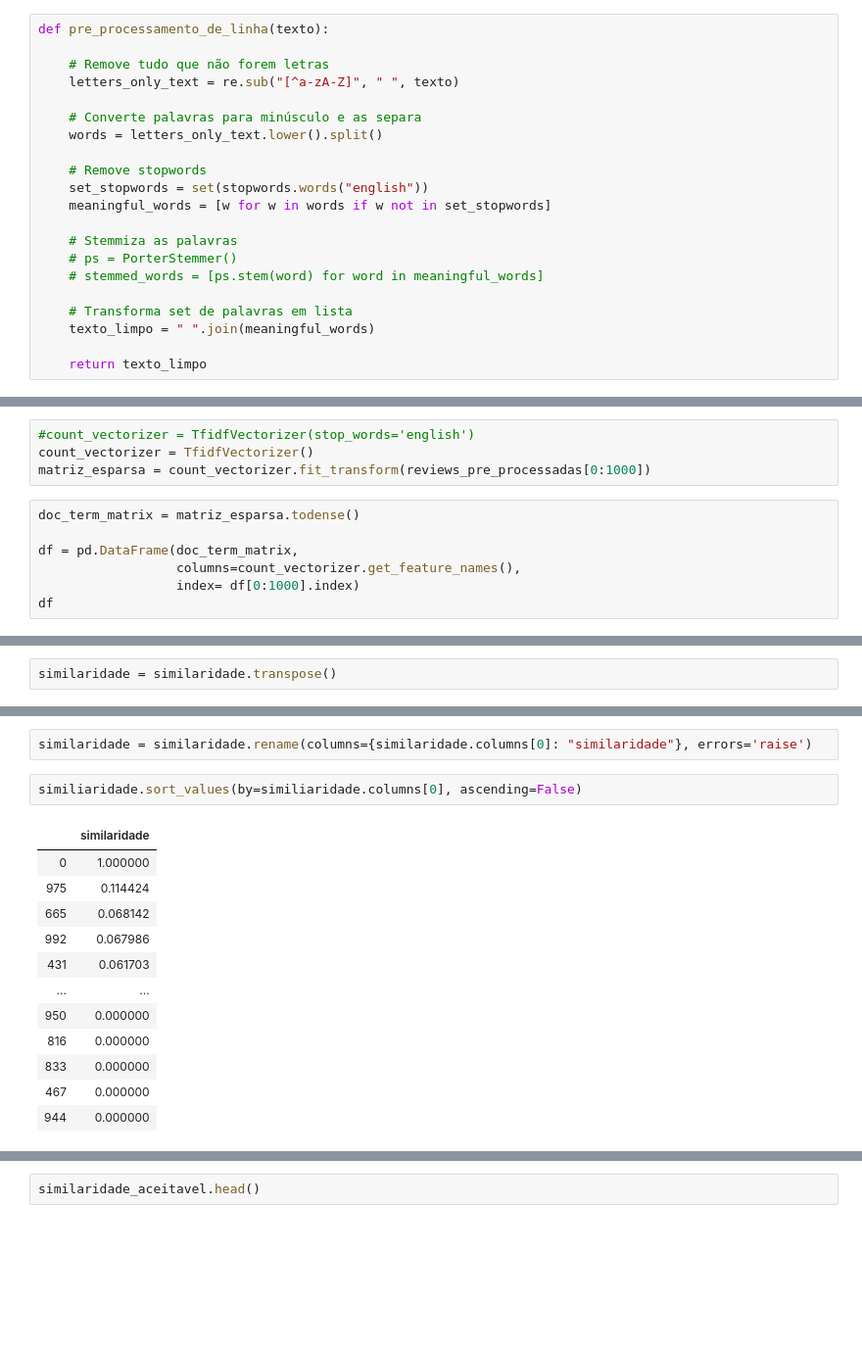
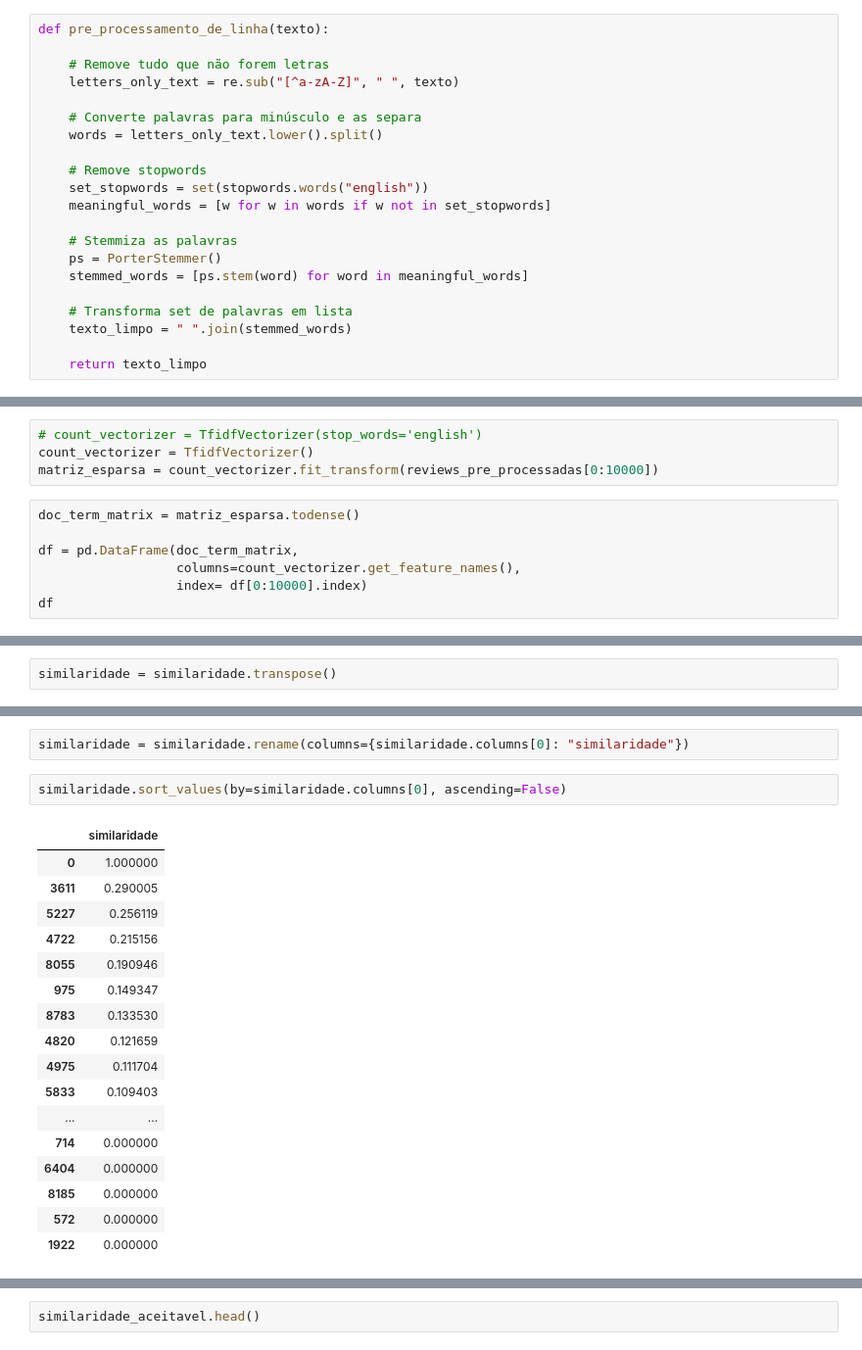
Before and after one commit to cardosolh/BagOfWords, a Jupyter notebook: Bag Of Words.ipynb, the cells around one changed output, grey strips where cells are left out. Shown: that part at 98% size. Saved outputs shown, nothing was run; the diff lists cells and outputs as text; blank space fills up the shorter version.

```diff
--- a/Bag Of Words.ipynb
+++ b/Bag Of Words.ipynb
@@ -35,11 +35,11 @@ def pre_processamento_de_linha(texto):
     meaningful_words = [w for w in words if w not in set_stopwords]
 
     # Stemmiza as palavras
-    # ps = PorterStemmer()
-    # stemmed_words = [ps.stem(word) for word in meaningful_words]
+    ps = PorterStemmer()
+    stemmed_words = [ps.stem(word) for word in meaningful_words]
 
     # Transforma set de palavras em lista
-    texto_limpo = " ".join(meaningful_words)
+    texto_limpo = " ".join(stemmed_words)
 
     return texto_limpo
 # %%
@@ -96,14 +78,14 @@ palavras_tokenizadas
     # # return pd.DataFrame(list(matriz)).T
     # return matriz
 # %%
-#count_vectorizer = TfidfVectorizer(stop_words='english')
+# count_vectorizer = TfidfVectorizer(stop_words='english')
 count_vectorizer = TfidfVectorizer()
-matriz_esparsa = count_vectorizer.fit_transform(reviews_pre_processadas[0:1000])
+matriz_esparsa = count_vectorizer.fit_transform(reviews_pre_processadas[0:10000])
 # %%
 doc_term_matrix = matriz_esparsa.todense()
 
 df = pd.DataFrame(doc_term_matrix,
                   columns=count_vectorizer.get_feature_names(),
-                  index= df[0:1000].index)
+                  index= df[0:10000].index)
 df
 # %% [output]
@@ -137,17 +124,22 @@ similaridade.head()
 # %%
-similaridade = similaridade.rename(columns={similaridade.columns[0]: "similaridade"}, errors='raise')
+similaridade = similaridade.rename(columns={similaridade.columns[0]: "similaridade"})
 # %%
-similiaridade.sort_values(by=similiaridade.columns[0], ascending=False)
+similaridade.sort_values(by=similaridade.columns[0], ascending=False)
 # %% [output]
 |  | similaridade |
 | 0 | 1.000000 |
-| 975 | 0.114424 |
-| 665 | 0.068142 |
-| 992 | 0.067986 |
-| 431 | 0.061703 |
+| 3611 | 0.290005 |
+| 5227 | 0.256119 |
+| 4722 | 0.215156 |
+| 8055 | 0.190946 |
+| 975 | 0.149347 |
+| 8783 | 0.133530 |
+| 4820 | 0.121659 |
+| 4975 | 0.111704 |
+| 5833 | 0.109403 |
 | ... | ... |
-| 950 | 0.000000 |
-| 816 | 0.000000 |
-| 833 | 0.000000 |
-| 467 | 0.000000 |
-| 944 | 0.000000 |
+| 714 | 0.000000 |
+| 6404 | 0.000000 |
+| 8185 | 0.000000 |
+| 572 | 0.000000 |
+| 1922 | 0.000000 |
```
Also changed, not shown: parts of 8 cells of this notebook.
